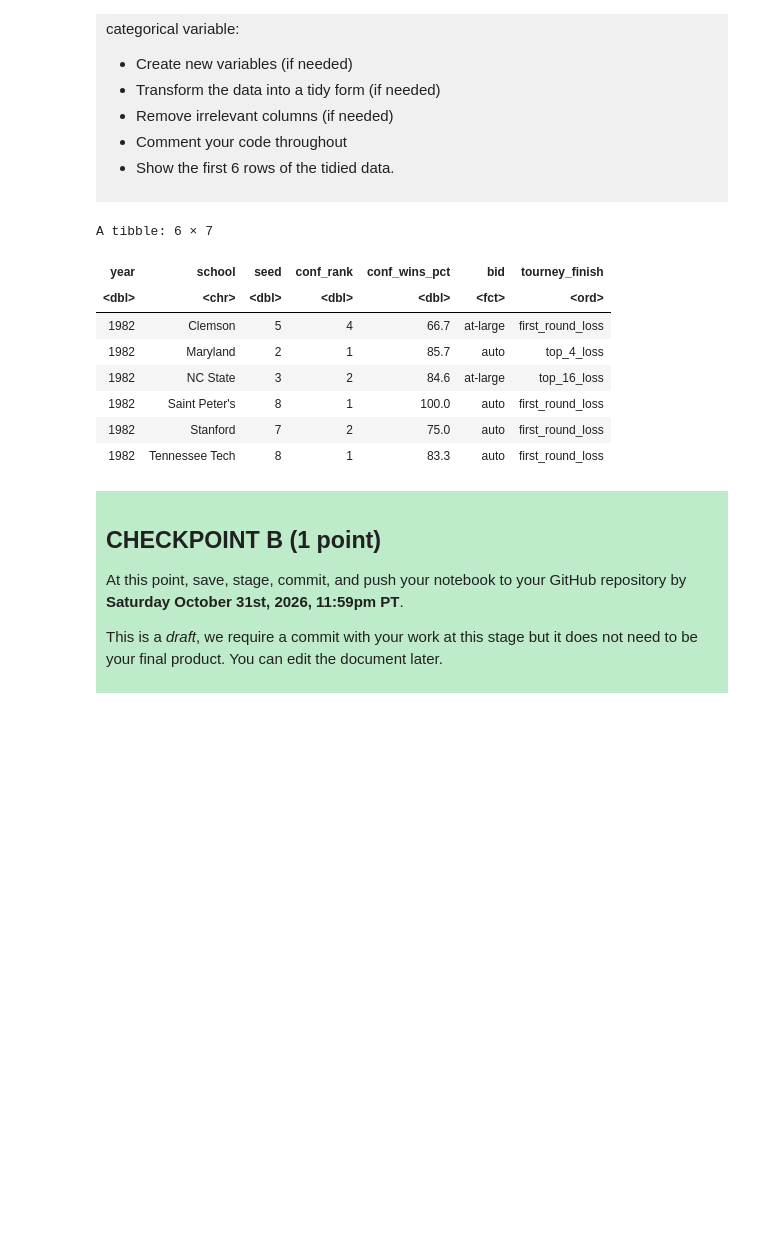
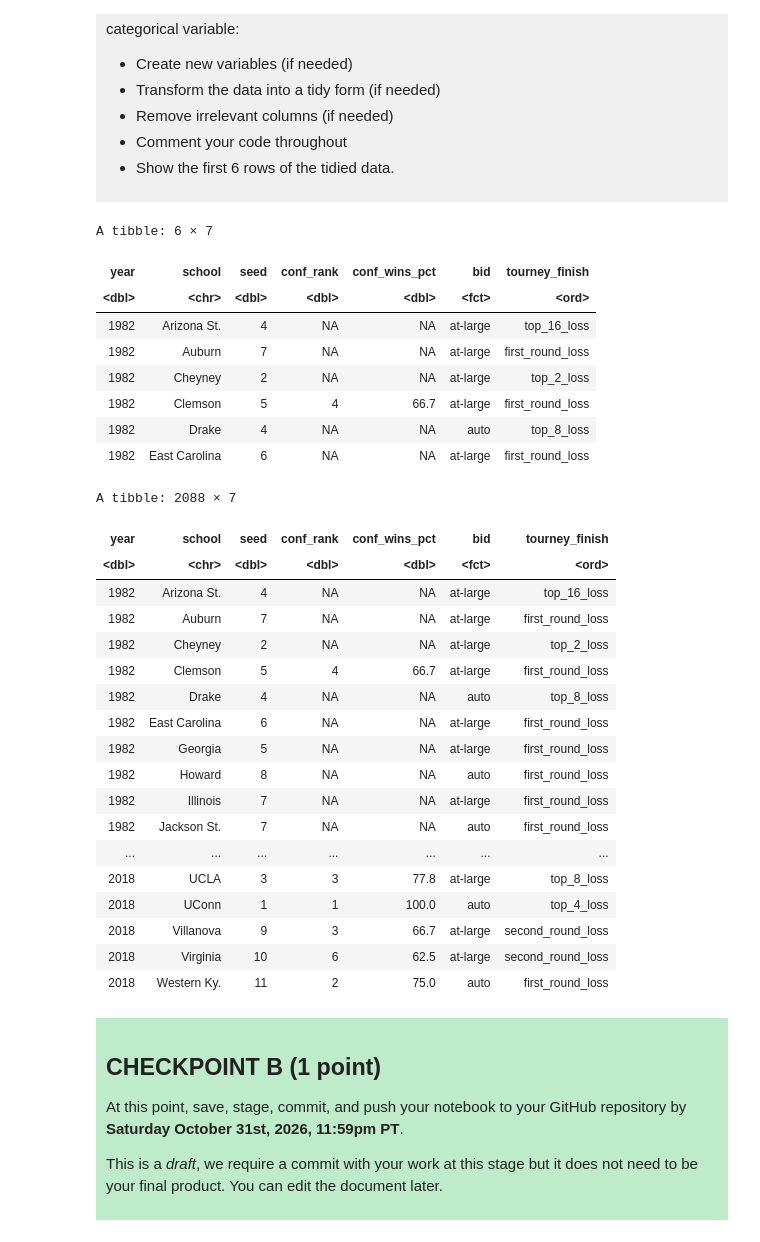
Before and after one commit to Pattyfarcau/dsci-100-project-patrick-farcau, a Jupyter notebook: dsci-100-project-notebook.ipynb, the cells around one changed output. Saved outputs shown, nothing was run; the diff lists cells and outputs as text; code cells hidden in the pictures; blank space fills up the shorter version.

```diff
--- a/dsci-100-project-notebook.ipynb
+++ b/dsci-100-project-notebook.ipynb
@@ -223,32 +223,48 @@ Produce a tidy data set that could be used to answer your research question usin
 # %%
 
 # here we call the new data set mm_tidy and pipe the origional data set into our functions to tidy it
 mm_tidy <- mm_data |>
 
 # We select the data we want to keep: seed, conference rank, win%, bid, and tournament finish. we also keep school and year in case we want to filter later.
 select(year, school, seed, conf_rank, conf_wins_pct, bid, tourney_finish) |>
 
 # We mutate to turn our category variables into factors, and we order the levels of tournament finish from worst to best
- mutate(bid = factor(bid),
+mutate(bid = factor(bid),
         tourney_finish = factor(tourney_finish,
-        levels = c("opening_round_loss","first_round_loss","second_round_loss",
-            "top_16_loss","top_8_loss","top_4_loss","top_2_loss","champ"),
-            ordered = TRUE)) |>
+        levels = c("first_round_loss","second_round_loss", "top_16_loss","top_8_loss","top_4_loss","top_2_loss","champ"), ordered = TRUE)) |>
 
-# Here we get rid of any rows containing NA data because we will not be able to use those. we need all the specified data to make a classification
-drop_na(seed, conf_rank, conf_wins_pct, bid, tourney_finish)
-
+drop_na(tourney_finish)
 head(mm_tidy)
+mm_tidy
 # %% [output]
 A tibble: 6 × 7
 | year | school | seed | conf_rank | conf_wins_pct | bid | tourney_finish |
 | <dbl> | <chr> | <dbl> | <dbl> | <dbl> | <fct> | <ord> |
+| 1982 | Arizona St. | 4 | NA | NA | at-large | top_16_loss |
+| 1982 | Auburn | 7 | NA | NA | at-large | first_round_loss |
+| 1982 | Cheyney | 2 | NA | NA | at-large | top_2_loss |
 | 1982 | Clemson | 5 | 4 | 66.7 | at-large | first_round_loss |
-| 1982 | Maryland | 2 | 1 | 85.7 | auto | top_4_loss |
-| 1982 | NC State | 3 | 2 | 84.6 | at-large | top_16_loss |
-| 1982 | Saint Peter's | 8 | 1 | 100.0 | auto | first_round_loss |
-| 1982 | Stanford | 7 | 2 | 75.0 | auto | first_round_loss |
-| 1982 | Tennessee Tech | 8 | 1 | 83.3 | auto | first_round_loss |
+| 1982 | Drake | 4 | NA | NA | auto | top_8_loss |
+| 1982 | East Carolina | 6 | NA | NA | at-large | first_round_loss |
+A tibble: 2088 × 7
+| year | school | seed | conf_rank | conf_wins_pct | bid | tourney_finish |
+| <dbl> | <chr> | <dbl> | <dbl> | <dbl> | <fct> | <ord> |
+| 1982 | Arizona St. | 4 | NA | NA | at-large | top_16_loss |
+| 1982 | Auburn | 7 | NA | NA | at-large | first_round_loss |
+| 1982 | Cheyney | 2 | NA | NA | at-large | top_2_loss |
+| 1982 | Clemson | 5 | 4 | 66.7 | at-large | first_round_loss |
+| 1982 | Drake | 4 | NA | NA | auto | top_8_loss |
+| 1982 | East Carolina | 6 | NA | NA | at-large | first_round_loss |
+| 1982 | Georgia | 5 | NA | NA | at-large | first_round_loss |
+| 1982 | Howard | 8 | NA | NA | auto | first_round_loss |
+| 1982 | Illinois | 7 | NA | NA | at-large | first_round_loss |
+| 1982 | Jackson St. | 7 | NA | NA | auto | first_round_loss |
+| ... | ... | ... | ... | ... | ... | ... |
+| 2018 | UCLA | 3 | 3 | 77.8 | at-large | top_8_loss |
+| 2018 | UConn | 1 | 1 | 100.0 | auto | top_4_loss |
+| 2018 | Villanova | 9 | 3 | 66.7 | at-large | second_round_loss |
+| 2018 | Virginia | 10 | 6 | 62.5 | at-large | second_round_loss |
+| 2018 | Western Ky. | 11 | 2 | 75.0 | auto | first_round_loss |
 # %% [markdown]
 <div style="background-color: #beebca; padding: 10px;">
 
```
Also changed, not shown: parts of 10 cells of this notebook.
